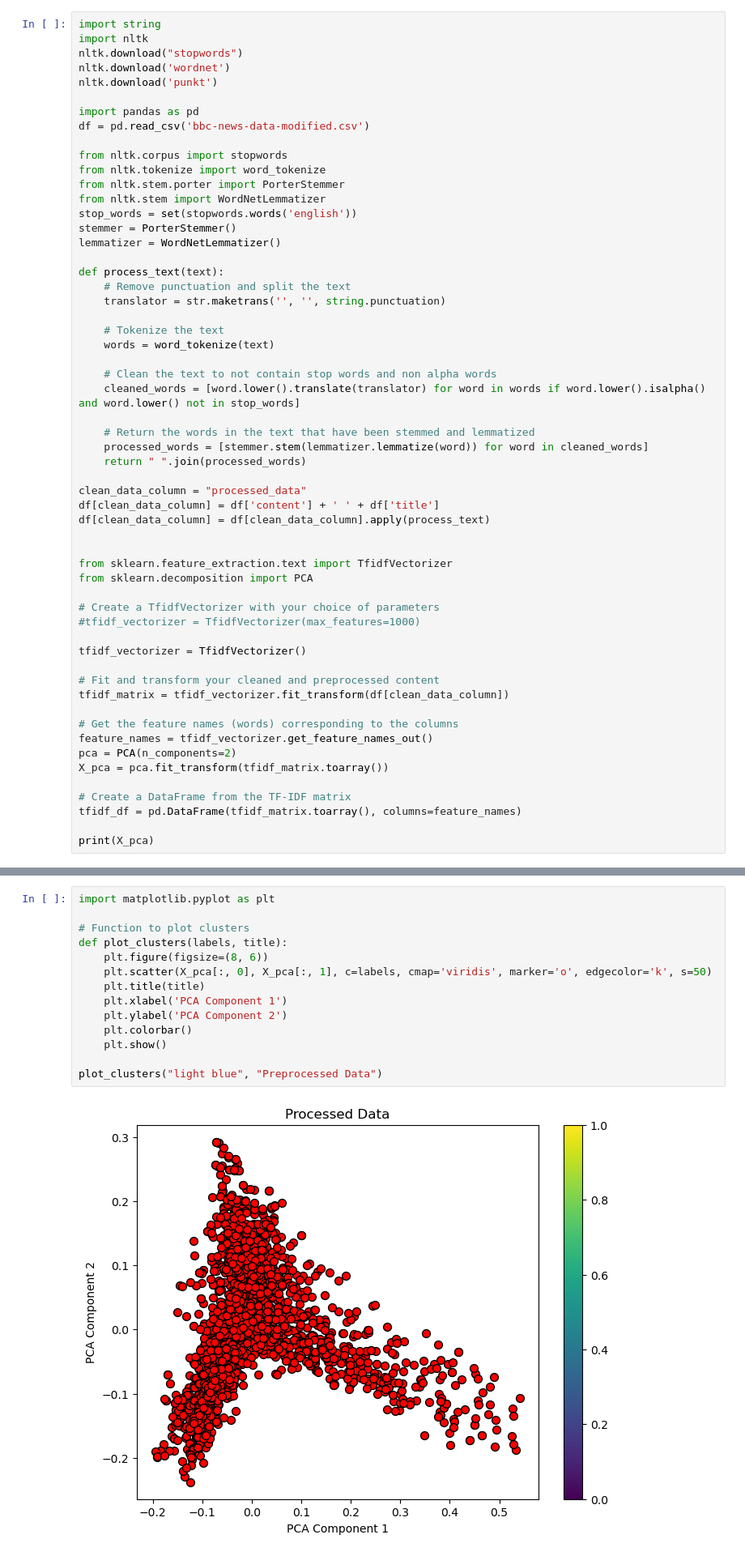
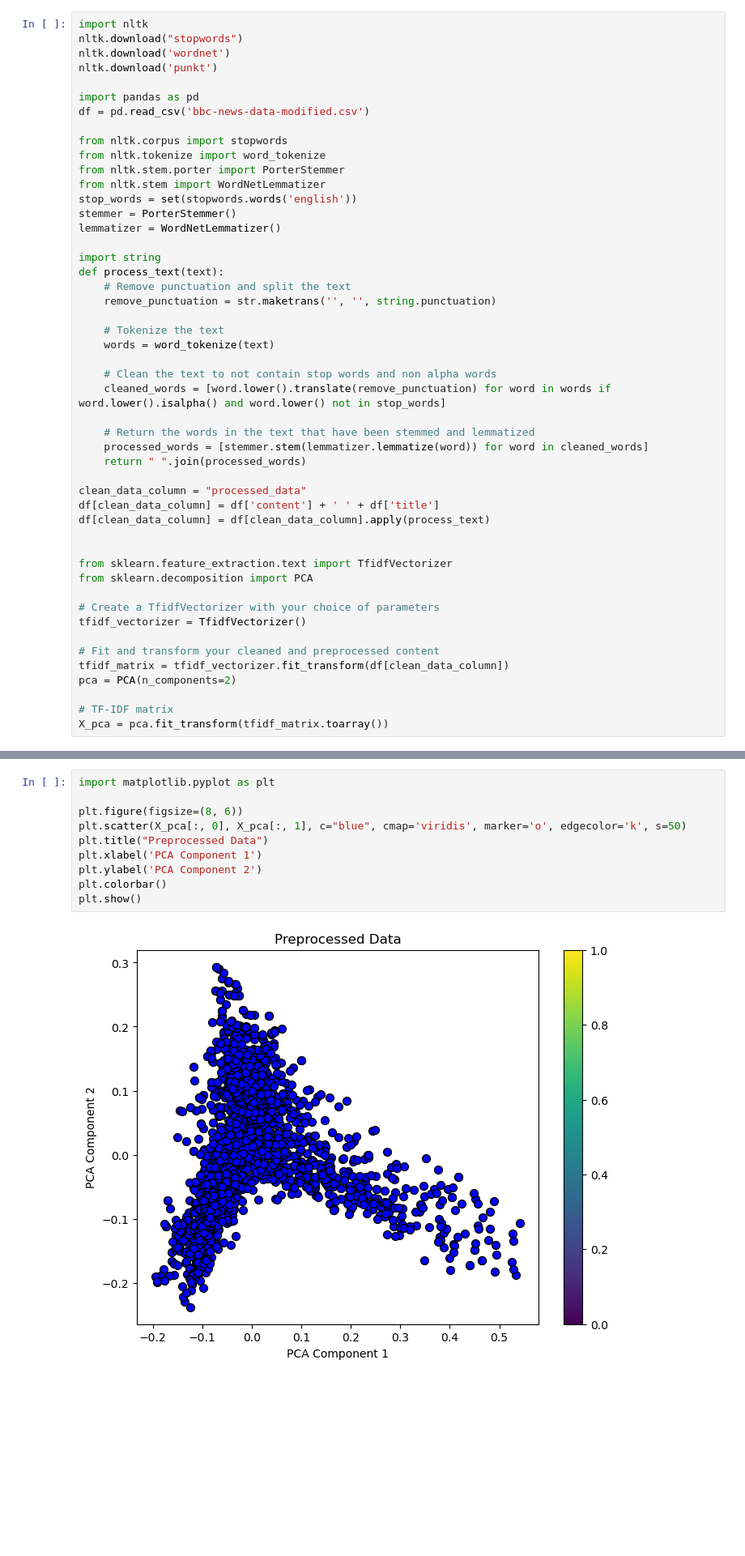
Before and after one commit to Filip-Slepcev/cp421, a Jupyter notebook: slep4500_a02.ipynb, the cells around one changed output, grey strips where cells are left out. Shown at 81% size. Drawn from its saved outputs; the diff is of its cells as text; blank space fills up the shorter version.

```diff
--- a/slep4500_a02.ipynb
+++ b/slep4500_a02.ipynb
@@ -1,5 +1,4 @@
 # %%
-import string
 import nltk
 nltk.download("stopwords")
 nltk.download('wordnet')
@@ -16,15 +15,16 @@ stop_words = set(stopwords.words('english'))
 stemmer = PorterStemmer()
 lemmatizer = WordNetLemmatizer()
 
+import string
 def process_text(text):
     # Remove punctuation and split the text
-    translator = str.maketrans('', '', string.punctuation)
+    remove_punctuation = str.maketrans('', '', string.punctuation)
 
     # Tokenize the text
     words = word_tokenize(text)
 
     # Clean the text to not contain stop words and non alpha words
-    cleaned_words = [word.lower().translate(translator) for word in words if word.lower().isalpha() and word.lower() not in stop_words]
+    cleaned_words = [word.lower().translate(remove_punctuation) for word in words if word.lower().isalpha() and word.lower() not in stop_words]
 
     # Return the words in the text that have been stemmed and lemmatized
     processed_words = [stemmer.stem(lemmatizer.lemmatize(word)) for word in cleaned_words]
@@ -39,22 +39,14 @@ from sklearn.feature_extraction.text import TfidfVectorizer
 from sklearn.decomposition import PCA
 
 # Create a TfidfVectorizer with your choice of parameters
-#tfidf_vectorizer = TfidfVectorizer(max_features=1000)
-
 tfidf_vectorizer = TfidfVectorizer()
 
 # Fit and transform your cleaned and preprocessed content
 tfidf_matrix = tfidf_vectorizer.fit_transform(df[clean_data_column])
+pca = PCA(n_components=2)
 
-# Get the feature names (words) corresponding to the columns
-feature_names = tfidf_vectorizer.get_feature_names_out()
-pca = PCA(n_components=2)
+# TF-IDF matrix
 X_pca = pca.fit_transform(tfidf_matrix.toarray())
-
-# Create a DataFrame from the TF-IDF matrix
-tfidf_df = pd.DataFrame(tfidf_matrix.toarray(), columns=feature_names)
-
-print(X_pca)
 # %% [output]
 [nltk_data] Downloading package stopwords to /home/fil/nltk_data...
 [nltk_data]   Package stopwords is already up-to-date!
@@ -72,16 +57,12 @@ print(X_pca)
 # %%
 import matplotlib.pyplot as plt
 
-# Function to plot clusters
-def plot_clusters(labels, title):
-    plt.figure(figsize=(8, 6))
-    plt.scatter(X_pca[:, 0], X_pca[:, 1], c=labels, cmap='viridis', marker='o', edgecolor='k', s=50)
-    plt.title(title)
-    plt.xlabel('PCA Component 1')
-    plt.ylabel('PCA Component 2')
-    plt.colorbar()
-    plt.show()
-
-plot_clusters("light blue", "Preprocessed Data")
+plt.figure(figsize=(8, 6))
+plt.scatter(X_pca[:, 0], X_pca[:, 1], c="blue", cmap='viridis', marker='o', edgecolor='k', s=50)
+plt.title("Preprocessed Data")
+plt.xlabel('PCA Component 1')
+plt.ylabel('PCA Component 2')
+plt.colorbar()
+plt.show()
 # %% [output]
-[figure, old version]
+[figure, new version]
```
Also changed, not shown: parts of 9 cells of this notebook.
